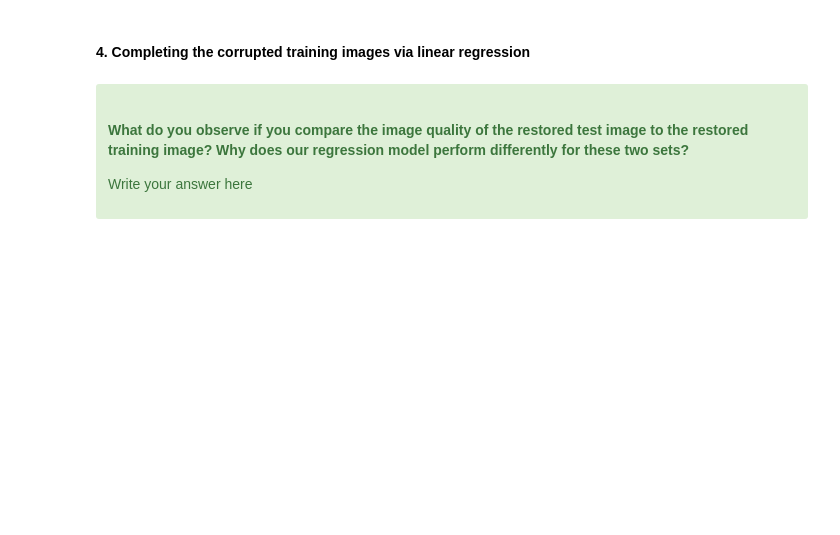
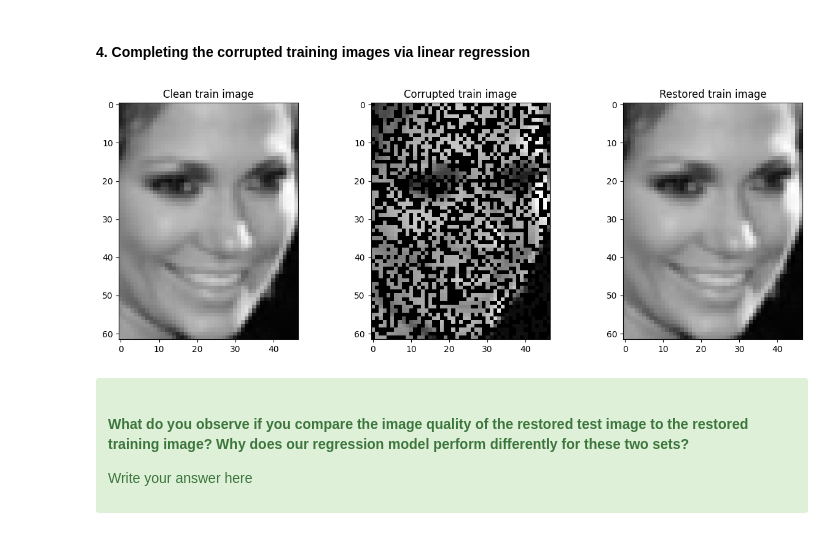
Before and after one commit to jame-slatta/ECE4076_2026, a Jupyter notebook: Lab04/cuncs_Lab04.ipynb, the cells around one changed output. Cells and saved outputs as stored; diff of their text form; code cells hidden in the pictures; blank space fills up the shorter version.

```diff
--- a/Lab04/cuncs_Lab04.ipynb
+++ b/Lab04/cuncs_Lab04.ipynb
@@ -434,9 +431,19 @@ ax2.title.set_text("Restored test img")
 # %%
 # Predict / Restore images of the training set
 
 
 # Display the reconstructed versions of the previously chosen corrupted test image alongside the original and corrupted one
 # (Side-by-side plot of all three images: 'Clean train img', 'Corrupted train img', 'Restored train img')
+restored_ims_train = predict(train_imgs_crpt, coeffs)
+figure, (ax0, ax1, ax2) = plt.subplots(1, 3, figsize=(15, 5))
+ax0.imshow(train_imgs_clean[5], cmap='gray')
+ax0.title.set_text("Clean train image")
+ax1.imshow(train_imgs_crpt[5], cmap='gray')
+ax1.title.set_text("Corrupted train image")
+ax2.imshow(restored_ims_train[5], cmap='gray')
+ax2.title.set_text("Restored train image")
+# %% [output]
+[figure, added]
 # %% [markdown]
 <div class="alert alert-block alert-success">
 
```
Also changed, not shown: parts of 6 cells of this notebook.
